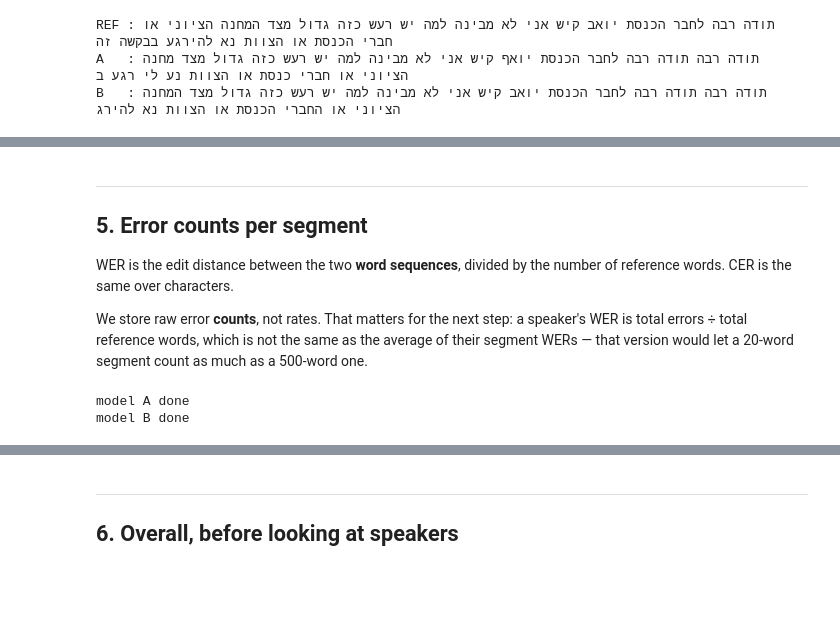
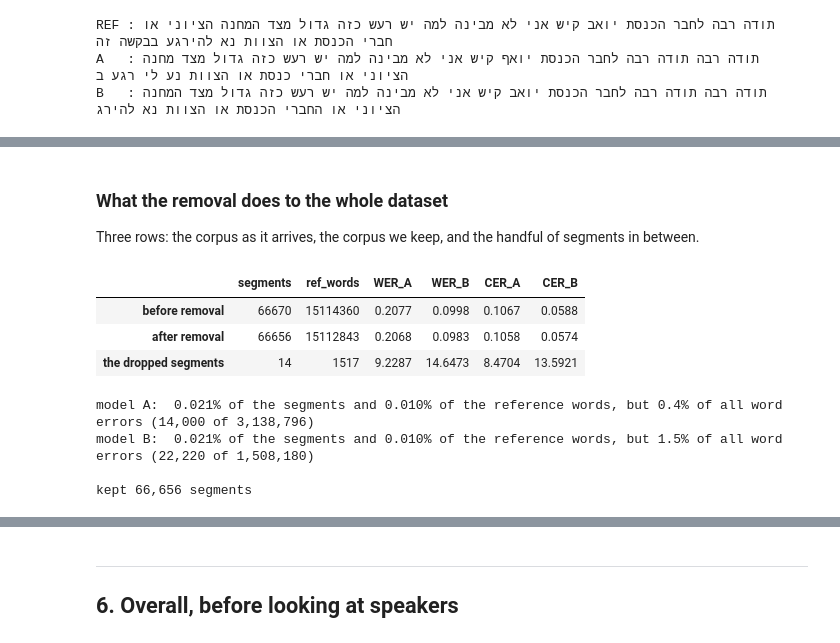
Before and after one commit to hadasy-tau/deep-learning-project, a Jupyter notebook: stage1/stage1_basic.ipynb, the cells around one changed output, grey strips where cells are left out. Drawn from its saved outputs; the diff is of its cells as text; code cells hidden in the pictures; blank space fills up the shorter version.

```diff
--- a/stage1/stage1_basic.ipynb
+++ b/stage1/stage1_basic.ipynb
@@ -206,20 +231,39 @@ dropped[dropped['speaker_id'] == 30058]
-# %% [markdown]
----
-## 5. Error counts per segment
-
-WER is the edit distance between the two **word sequences**, divided by the number of reference
-words. CER is the same over characters.
-
-We store raw error **counts**, not rates. That matters for the next step: a speaker's WER is
-total errors ÷ total reference words, which is not the same as the average of their segment
-WERs — that version would let a 20-word segment count as much as a 500-word one.
-# %%
-for tag in ('A', 'B'):
-    hyp = seg[f'hyp_{tag}_n']
-    seg[f'werr_{tag}'] = [Levenshtein.distance(r.split(), h.split())
-                          for r, h in zip(seg.ref_n, hyp)]
-    seg[f'cerr_{tag}'] = [Levenshtein.distance(r, h) for r, h in zip(seg.ref_n, hyp)]
-    print(f'model {tag} done')
-# %% [output]
-model A done
-model B done
+# %% [markdown]
+### What the removal does to the whole dataset
+
+Three rows: the corpus as it arrives, the corpus we keep, and the handful of segments in between.
+# %%
+def corpus_scores(df):
+    return pd.Series({
+        'segments' : len(df),
+        'ref_words': df.n_words.sum(),
+        'WER_A'    : df.werr_A.sum() / df.n_words.sum(),
+        'WER_B'    : df.werr_B.sum() / df.n_words.sum(),
+        'CER_A'    : df.cerr_A.sum() / df.n_chars.sum(),
+        'CER_B'    : df.cerr_B.sum() / df.n_chars.sum(),
+    })
+
+effect = pd.DataFrame({'before removal'      : corpus_scores(seg),
+                       'after removal'       : corpus_scores(seg[keep]),
+                       'the dropped segments': corpus_scores(dropped)}).T
+effect[['segments', 'ref_words']] = effect[['segments', 'ref_words']].astype(int)
+display(effect.round(4))
+
+for tag in ('A', 'B'):
+    err_drop, err_all = dropped[f'werr_{tag}'].sum(), seg[f'werr_{tag}'].sum()
+    print(f'model {tag}:  {(~keep).mean():.3%} of the segments and '
+          f'{dropped.n_words.sum() / seg.n_words.sum():.3%} of the reference words, '
+          f'but {err_drop / err_all:.1%} of all word errors '
+          f'({err_drop:,} of {err_all:,})')
+
+seg = seg[keep].reset_index(drop=True)
+print(f'\nkept {len(seg):,} segments')
+# %% [output]
+|  | segments | ref_words | WER_A | WER_B | CER_A | CER_B |
+| before removal | 66670 | 15114360 | 0.2077 | 0.0998 | 0.1067 | 0.0588 |
+| after removal | 66656 | 15112843 | 0.2068 | 0.0983 | 0.1058 | 0.0574 |
+| the dropped segments | 14 | 1517 | 9.2287 | 14.6473 | 8.4704 | 13.5921 |
+model A:  0.021% of the segments and 0.010% of the reference words, but 0.4% of all word errors (14,000 of 3,138,796)
+model B:  0.021% of the segments and 0.010% of the reference words, but 1.5% of all word errors (22,220 of 1,508,180)
+
+kept 66,656 segments
```
Also changed, not shown: parts of 24 cells of this notebook.
